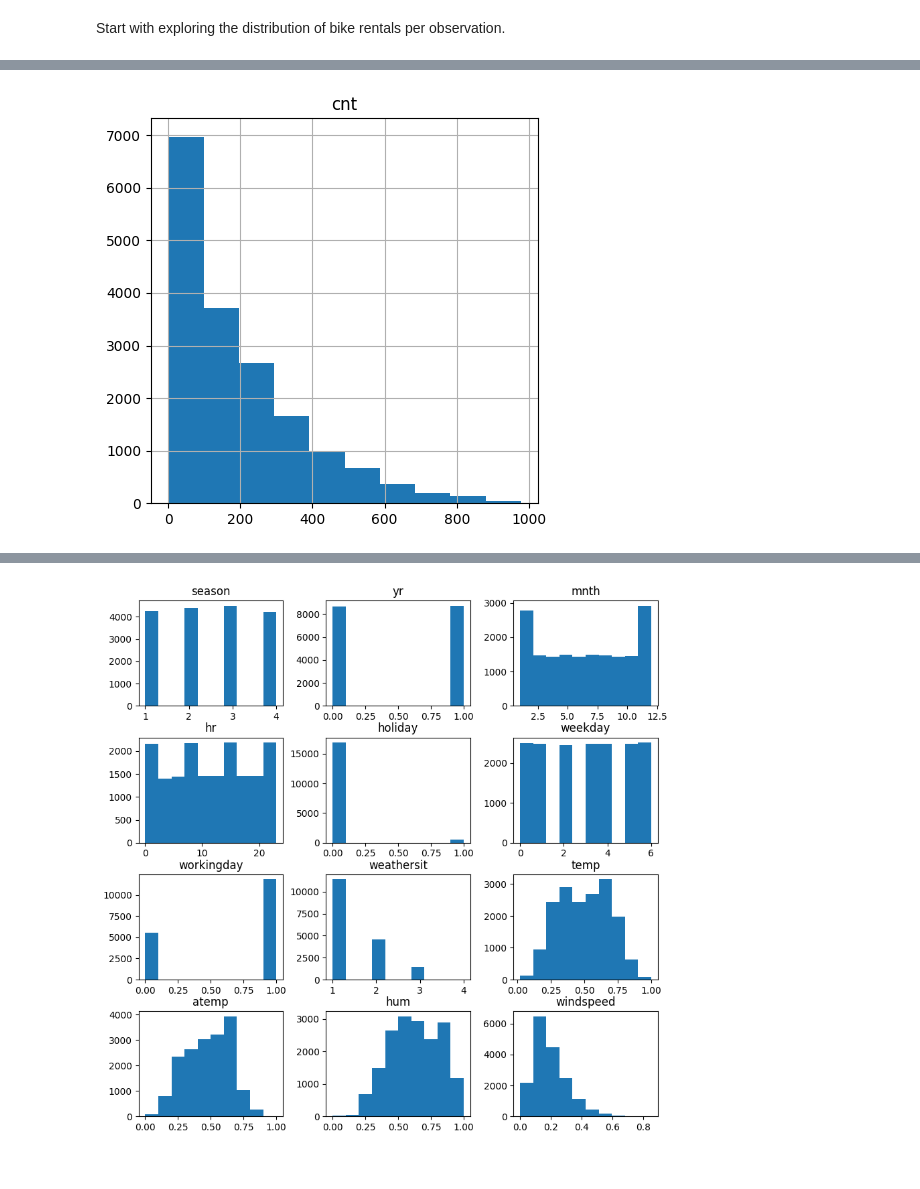
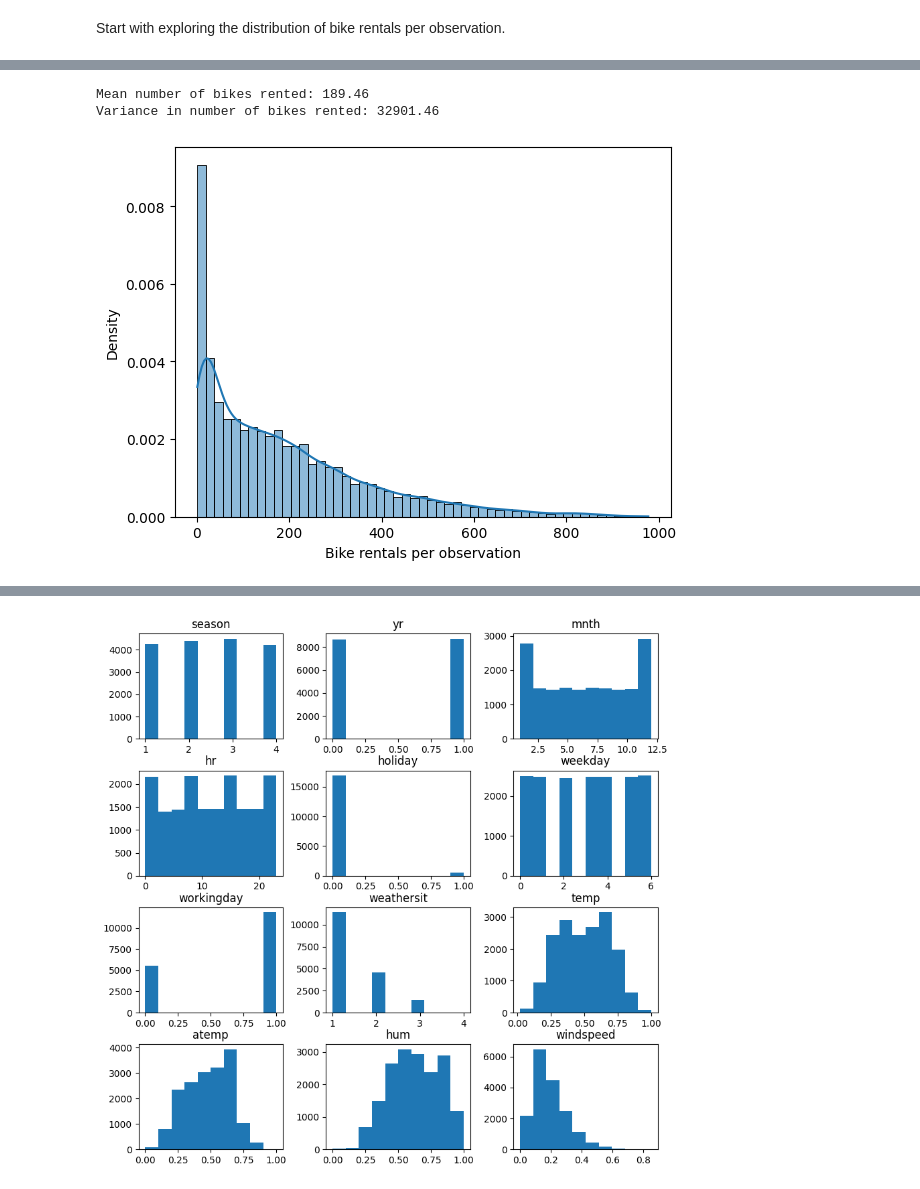
Before and after one commit to paulcarvalho/Bike-Sharing-EDA, a Jupyter notebook: bike_sharing_eda.ipynb, the cells around one changed output, grey strips where cells are left out. Drawn from its saved outputs; the diff is of its cells as text; code cells hidden in the pictures.

```diff
--- a/bike_sharing_eda.ipynb
+++ b/bike_sharing_eda.ipynb
@@ -152,5 +169,15 @@ Start with exploring the distribution of bike rentals per observation.
+# %%
+mu = combined_df['cnt'].mean()
+var = combined_df['cnt'].var()
+print(f'Mean number of bikes rented: {mu:.2f}')
+print(f'Variance in number of bikes rented: {var:.2f}')
+# %% [output]
+Mean number of bikes rented: 189.46
+Variance in number of bikes rented: 32901.46
 # %%
-y.hist(figsize=(5,5))
+sns.histplot(data=combined_df, x='cnt', kde=True, stat='density', bins='auto')
+plt.xlabel("Bike rentals per observation")
+plt.ylabel("Density")
 plt.show()
 # %% [output]
-[figure, old version]
+[figure, new version]
```
Also changed, not shown: parts of 3 cells of this notebook.
